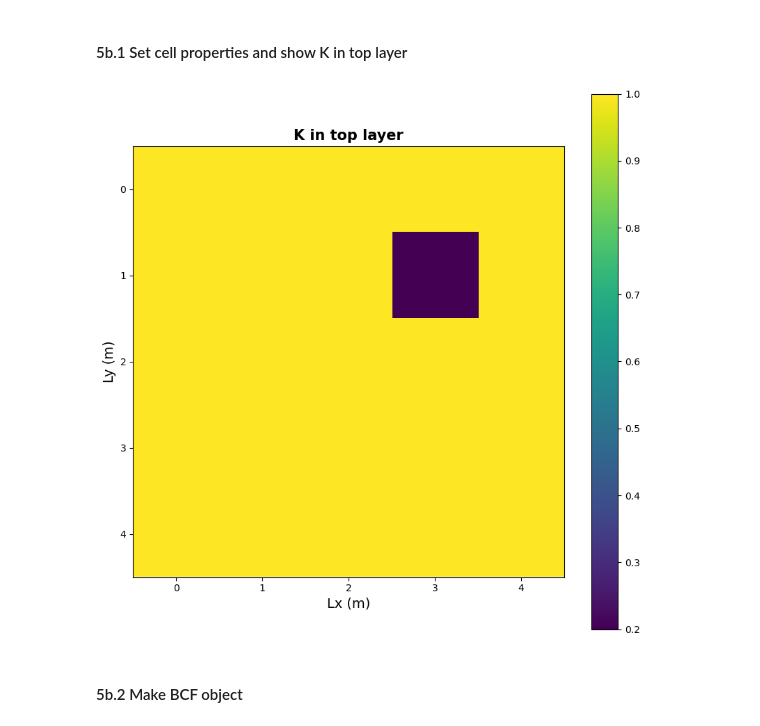
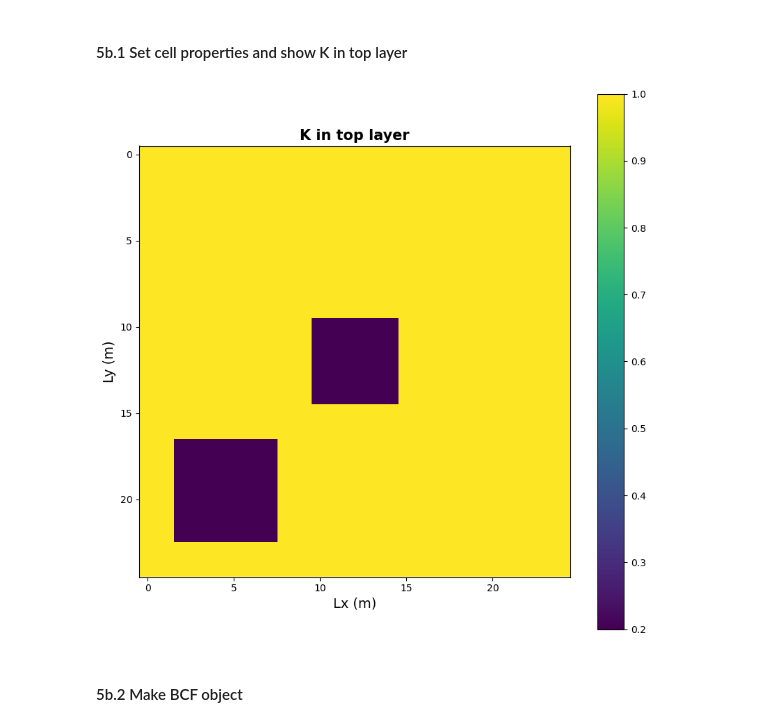
Before and after one commit to HWRS564-hydrogeologic-analysis/hwrs564b_course_materials_bassetta, a Jupyter notebook: content_weekly/Week2_SteadyState_MF/BoxModel_flopy.ipynb, the cells around one changed output. Cells and saved outputs as stored; diff of their text form; code cells hidden in the pictures.

```diff
--- a/content_weekly/Week2_SteadyState_MF/BoxModel_flopy.ipynb
+++ b/content_weekly/Week2_SteadyState_MF/BoxModel_flopy.ipynb
@@ -67,8 +67,8 @@ For more details on DIS package inputs refer to : https://flopy.readthedocs.io/e
 
 #### 3.1 Spatial discretization
 # %%
-nrow = 5 #number of rows
-ncol = 5 #number of columns
+nrow = 25 #number of rows
+ncol = 25 #number of columns
 nlay = 1  #number of layers
 
 dx= 100 #width of grid cells in x direction
@@ -183,25 +183,26 @@ For more details on LPF package see: https://flopy.readthedocs.io/en/3.3.2/sourc
 # %%
 K_vals = np.zeros((nlay,nrow,ncol))
 K_vals[:,:,:] = 1             # homoogeneous background hydraulic conductivity
 K_incl = 0.2 # K inclusion value
-K_vals[:, 3, 3] = K_incl
+K_vals[:, 10:15, 10:15] = K_incl #layer, row, column
+K_vals[:, 2:8, 2:8] = K_incl
 
 
 n = 0.35        #assign porosity
 Ss = 0.001      #assign storage coefficient
 Sy = 0.3        #assign specific yield
 uncnf = 0       #0=confined, >0 = unconfined
 
 #plot K values in top layer
 fig1 = plt.figure(figsize=(10,10)) #create 10 x 10 figure
 plt.xlabel('Lx (m)',fontsize = 14)
 plt.ylabel('Ly (m)',fontsize = 14)
 plt.title('K in top layer', fontsize = 15, fontweight = 'bold')
 plt.imshow(np.flipud(K_vals[0,:,:]), interpolation='none')
 plt.colorbar()
 plt.show()
 # %% [output]
-[figure, old version]
+[figure, new version]
 # %% [markdown]
 #### 5b.2 Make BCF object
 # %%
```
Also changed, not shown: parts of 8 cells of this notebook, 7 other files.
